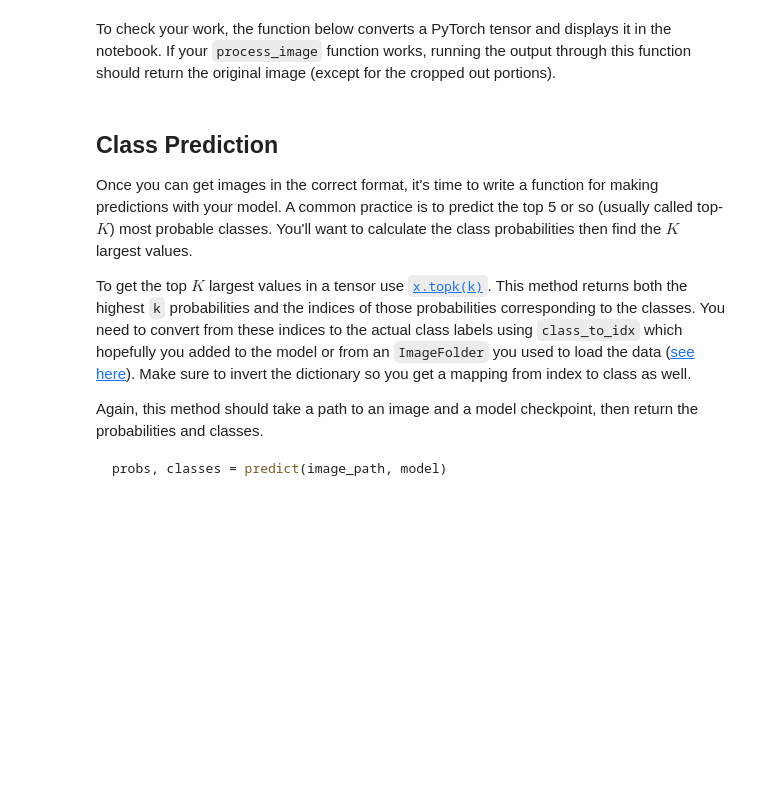
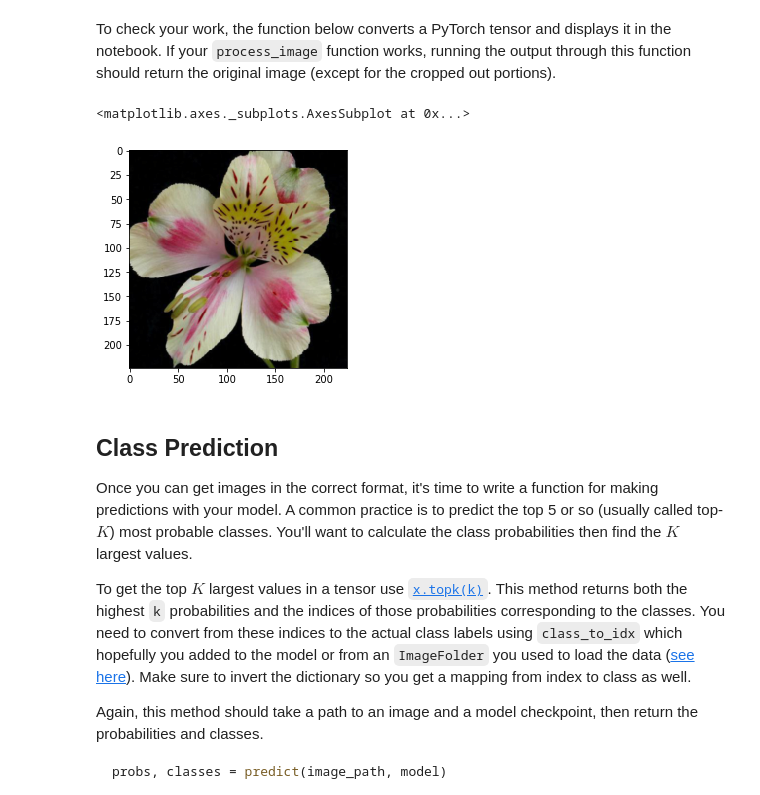
Before and after one commit to sianmcdonald/image_class, a Jupyter notebook: Image Classifier Project.ipynb, the cells around one changed output. Cells and saved outputs as stored; diff of their text form; code cells hidden in the pictures; blank space fills up the shorter version.

```diff
--- a/Image Classifier Project.ipynb
+++ b/Image Classifier Project.ipynb
@@ -280,3 +272,13 @@ Remember that you'll want to completely rebuild the model later so you can use i
 At this point it's good to write a function that can load a checkpoint and rebuild the model. That way you can come back to this project and keep working on it without having to retrain the network.
 # %%
 # TODO: Write a function that loads a checkpoint and rebuilds the model
+def load_checkpoint(file='checkpoint.pth'):
+    checkpoint = torch.load(file)
+    model = models.vgg16(pretrained=True)
+    model.classifier = checkpoint['classifier']
+    model.load_state_dict(checkpoint['state_dict'])
+    model.class_to_idx = checkpoint['class_to_idx']
+
+    return model
+# %%
+model = load_checkpoint()
@@ -311,8 +335,24 @@ def process_image(image):
     ''' Scales, crops, and normalizes a PIL image for a PyTorch model,
         returns an Numpy array
     '''
+    pil_image = Image.open(image)
 
+    image_transforms = transforms.Compose([transforms.Resize(256),
+                                    transforms.CenterCrop(224),
+                                    transforms.ToTensor(),
+                                    transforms.Normalize([0.485, 0.456, 0.406],[0.229, 0.224, 0.225])])
+
+    new_im = image_transforms(pil_image)
+    np_image = np.array(new_im)
+    #/255
+    #np_image = np_image.transpose(2,0,1)
+
+    return new_im
     # TODO: Process a PIL image for use in a PyTorch model
+# %%
+image_path = (test_dir + '/18/' + 'image_04277.jpg')
+output = process_image(image_path)
+output.numpy();
 # %% [markdown]
 To check your work, the function below converts a PyTorch tensor and displays it in the notebook. If your `process_image` function works, running the output through this function should return the original image (except for the cropped out portions).
 # %%
@@ -336,6 +376,11 @@ def imshow(image, ax=None, title=None):
     ax.imshow(image)
 
     return ax
+# %%
+imshow(output)
+# %% [output]
+<matplotlib.axes._subplots.AxesSubplot at 0x...>
+[figure, added]
 # %% [markdown]
 ## Class Prediction
 
```
Also changed, not shown: parts of 21 cells of this notebook.
